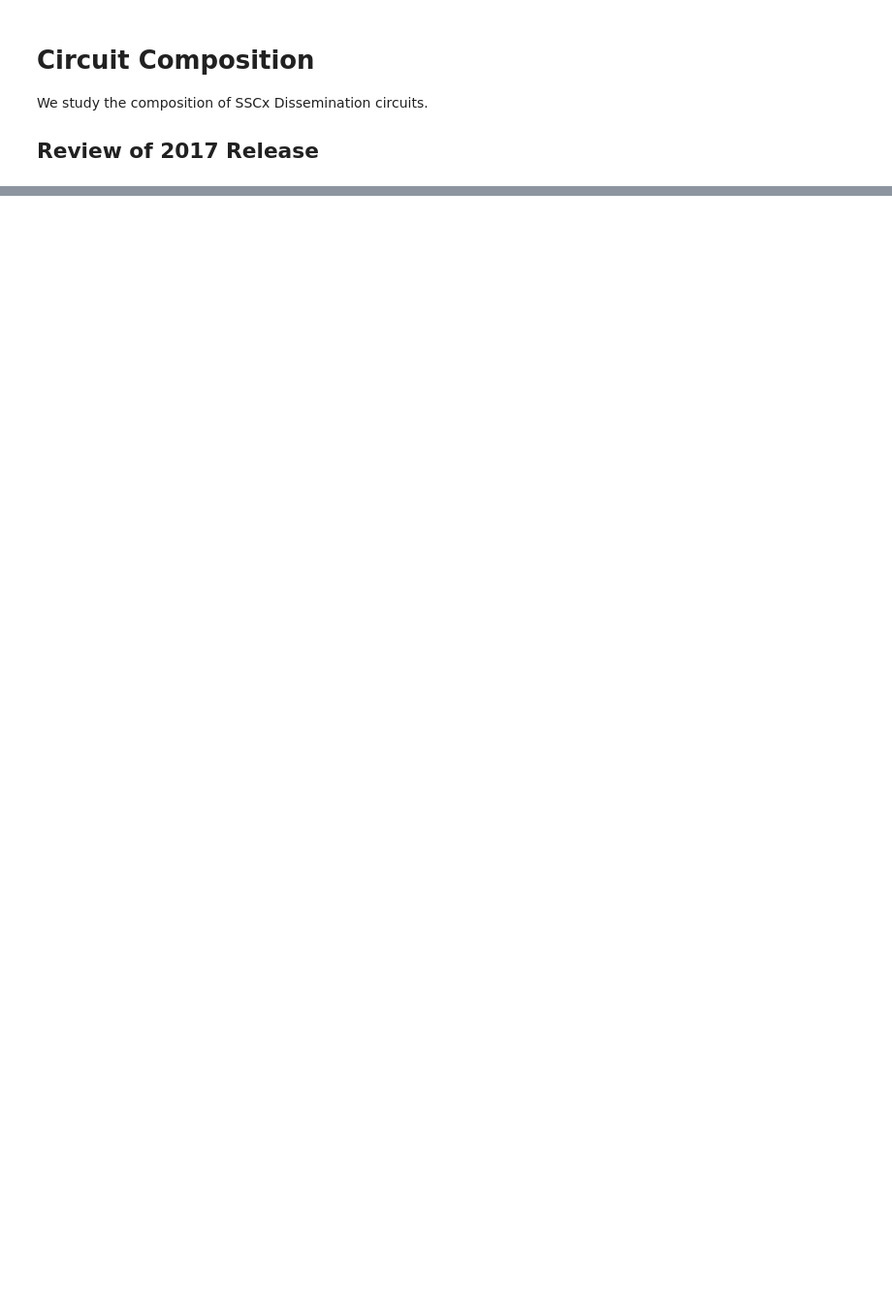
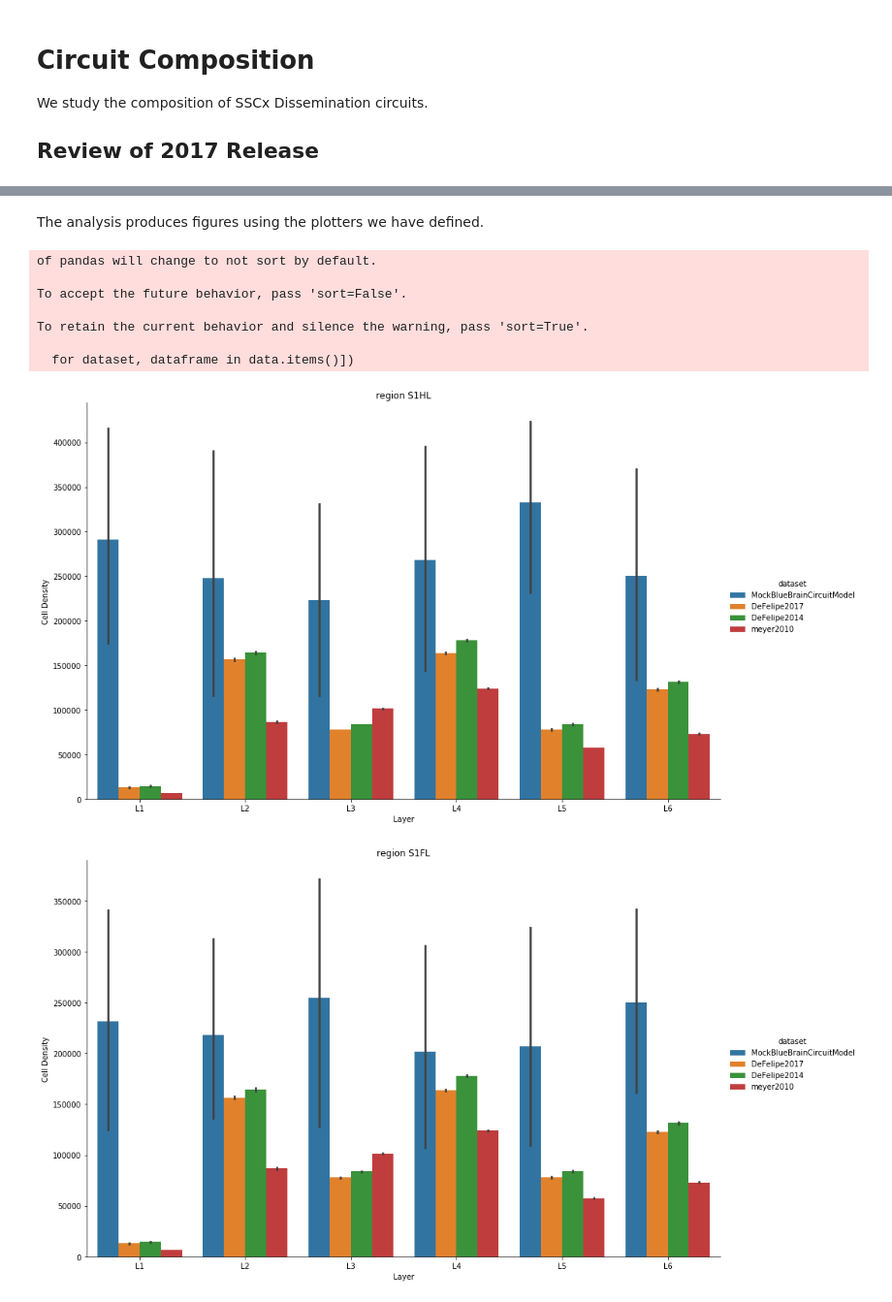
Before and after one commit to BlueBrain/DMT, a Jupyter notebook: v2/neuro_dmt/library/users/visood/sscx_dissemination/circuit_composition.ipynb, the cells around one changed output, grey strips where cells are left out. Shown at 97% size. Drawn from its saved outputs; the diff is of its cells as text; code cells hidden in the pictures; blank space fills up the shorter version.

Commit message:
prototype composition analyses, cell density, cell ratio

```diff
--- a/v2/neuro_dmt/library/users/visood/sscx_dissemination/circuit_composition.ipynb
+++ b/v2/neuro_dmt/library/users/visood/sscx_dissemination/circuit_composition.ipynb
@@ -6,0 +80,14 @@ We study the composition of SSCx Dissemination circuits.
+# %%
+from neuro_dmt.analysis.reporting import CircuitAnalysisReport
+
+def circuit_analysis_report(**analysis_data):
+    """
+    Create a report for the data.
+    """
+    return CircuitAnalysisReport(
+        animal="Wistar Rat",
+        age="P12",
+        brain_region="SSCx",
+        uri="MockBlueBrainCircuitModel",
+        **analysis_data
+    )
@@ -6,0 +207,9 @@ We study the composition of SSCx Dissemination circuits.
+# %%
+from neuro_dmt.models.bluebrain.circuit.mock.test.mock_circuit_light import\
+    circuit_composition,\
+    circuit_connectivity
+from neuro_dmt.models.bluebrain.circuit.mock.circuit\
+    import MockBlueBrainCircuitModel
+mock_circuit_model = MockBlueBrainCircuitModel(
+    circuit_composition,
+    circuit_connectivity)
@@ -6,0 +221,8 @@ We study the composition of SSCx Dissemination circuits.
+# %%
+adapter = BlueBrainCircuitAdapter()
+cell_density_measurement =\
+    cell_density_analysis.get_measurement(
+        mock_circuit_model,
+        adapter,
+        sample_size=10
+)
@@ -6,0 +243,7 @@ We study the composition of SSCx Dissemination circuits.
+# %%
+cell_density_analysis_data ={
+    "MockBlueBrainCircuitModel": cell_density_measurement
+}
+cell_density_analysis_data.update(
+    cell_density_reference_data
+)
@@ -6,0 +268,18 @@ We study the composition of SSCx Dissemination circuits.
+# %% [markdown]
+The analysis produces figures using the plotters we have defined.
+# %%
+cell_density_figures =\
+    cell_density_analysis.plotter.get_figures(
+        cell_density_analysis_data,
+        caption="Cell density by layer for sub-regions of the Rat SSCx"
+)
+# %% [output]
+of pandas will change to not sort by default.
+
+To accept the future behavior, pass 'sort=False'.
+
+To retain the current behavior and silence the warning, pass 'sort=True'.
+
+  for dataset, dataframe in data.items()])
+[figure, added]
+[figure, added]
```
Also changed, not shown: parts of 41 cells of this notebook, 3 other files.
